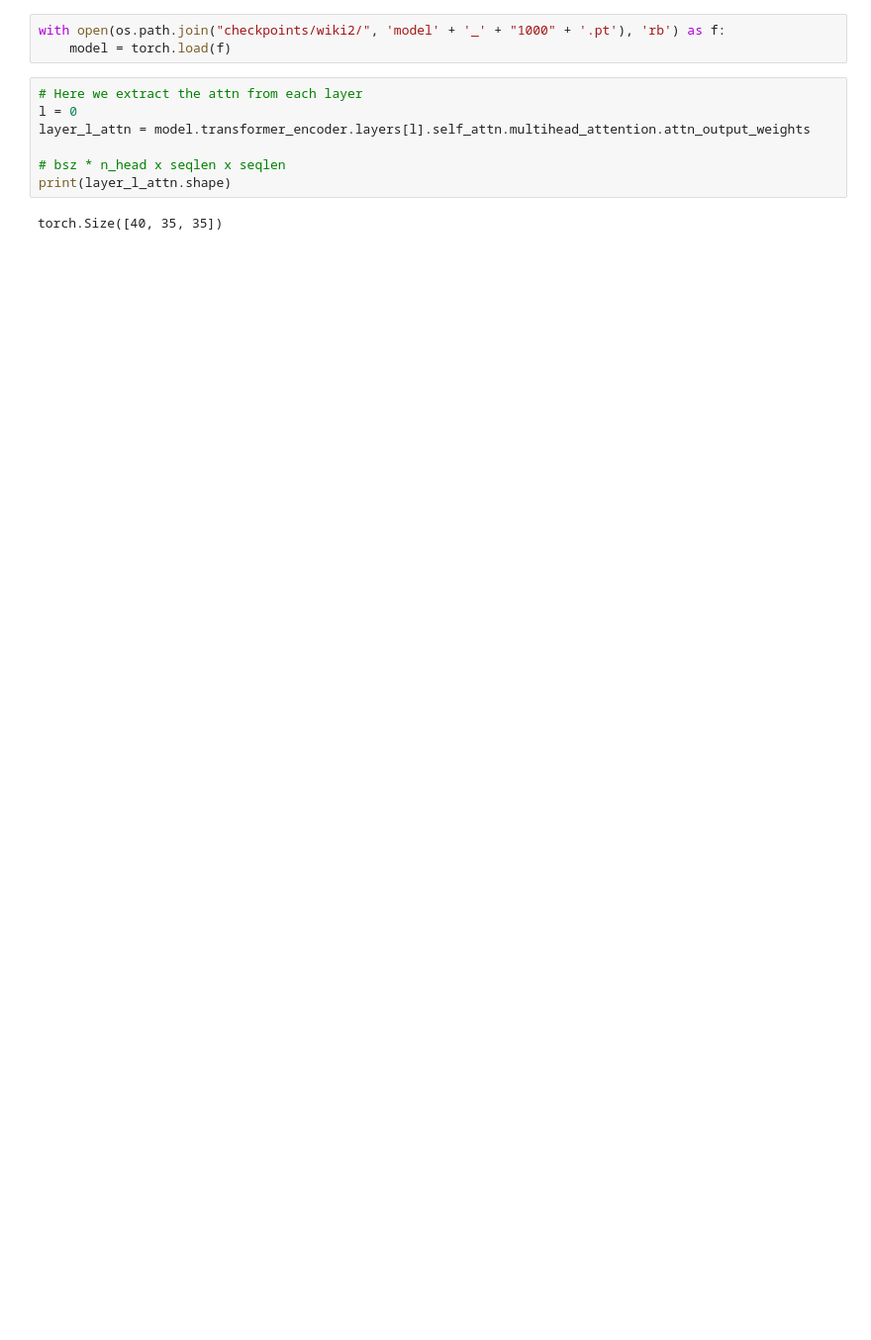
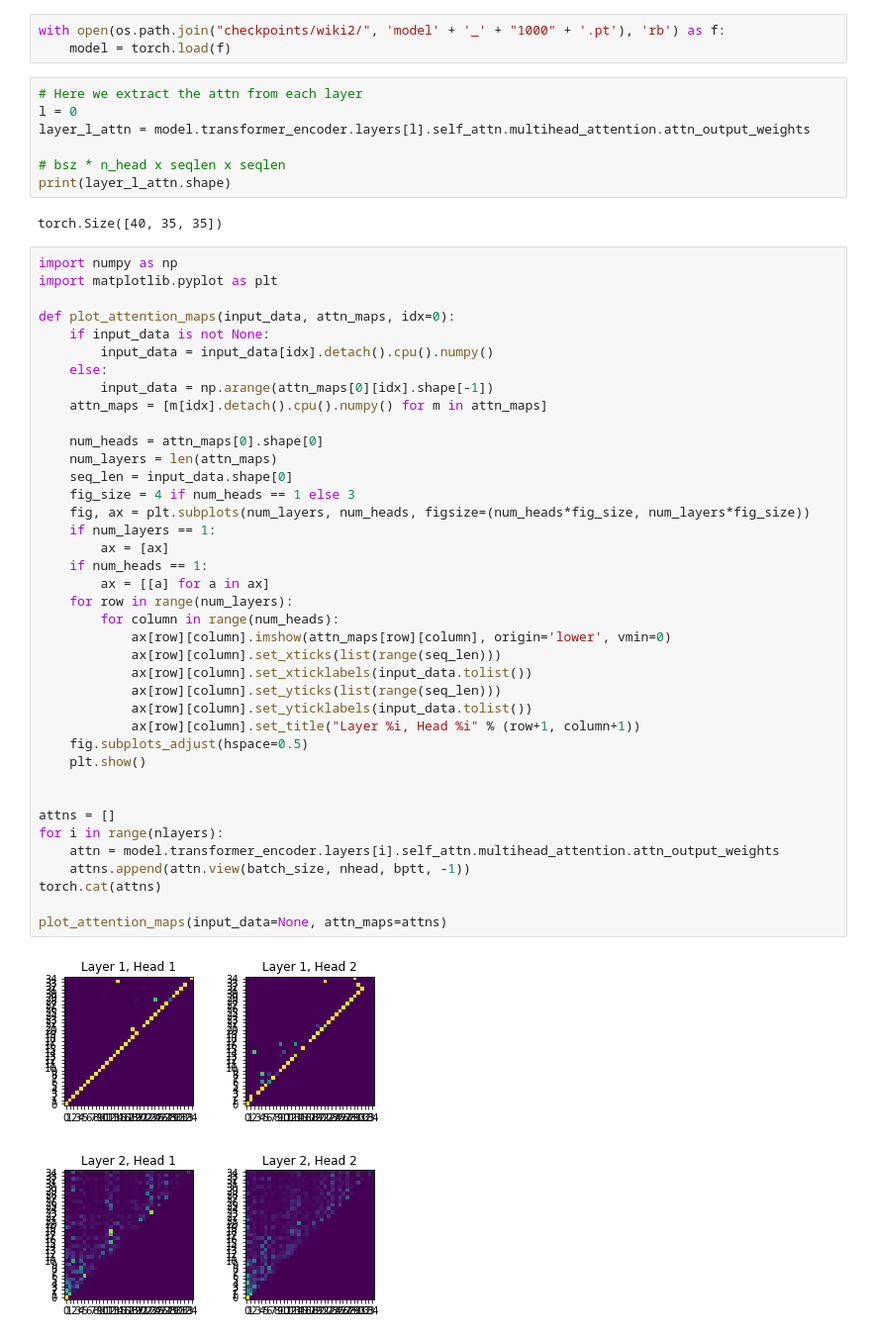
Before and after one commit to keroro824/Transformer_Example, a Jupyter notebook: transformer_plot.ipynb, the cells around one changed output. Shown at 99% size. Cells and saved outputs as stored; diff of their text form; blank space fills up the shorter version.

Commit message:
add matplotlib code for plotting

```diff
--- a/transformer_plot.ipynb
+++ b/transformer_plot.ipynb
@@ -252,3 +253,44 @@ layer_l_attn = model.transformer_encoder.layers[l].self_attn.multihead_attention
 print(layer_l_attn.shape)
 # %% [output]
 torch.Size([40, 35, 35])
+# %%
+import numpy as np
+import matplotlib.pyplot as plt
+
+def plot_attention_maps(input_data, attn_maps, idx=0):
+    if input_data is not None:
+        input_data = input_data[idx].detach().cpu().numpy()
+    else:
+        input_data = np.arange(attn_maps[0][idx].shape[-1])
+    attn_maps = [m[idx].detach().cpu().numpy() for m in attn_maps]
+
+    num_heads = attn_maps[0].shape[0]
+    num_layers = len(attn_maps)
+    seq_len = input_data.shape[0]
+    fig_size = 4 if num_heads == 1 else 3
+    fig, ax = plt.subplots(num_layers, num_heads, figsize=(num_heads*fig_size, num_layers*fig_size))
+    if num_layers == 1:
+        ax = [ax]
+    if num_heads == 1:
+        ax = [[a] for a in ax]
+    for row in range(num_layers):
+        for column in range(num_heads):
+            ax[row][column].imshow(attn_maps[row][column], origin='lower', vmin=0)
+            ax[row][column].set_xticks(list(range(seq_len)))
+            ax[row][column].set_xticklabels(input_data.tolist())
+            ax[row][column].set_yticks(list(range(seq_len)))
+            ax[row][column].set_yticklabels(input_data.tolist())
+            ax[row][column].set_title("Layer %i, Head %i" % (row+1, column+1))
+    fig.subplots_adjust(hspace=0.5)
+    plt.show()
+
+
+attns = []
+for i in range(nlayers):
+    attn = model.transformer_encoder.layers[i].self_attn.multihead_attention.attn_output_weights
+    attns.append(attn.view(batch_size, nhead, bptt, -1))
+torch.cat(attns)
+
+plot_attention_maps(input_data=None, attn_maps=attns)
+# %% [output]
+[figure, added]
```
Also changed, not shown: parts of 4 cells of this notebook.
